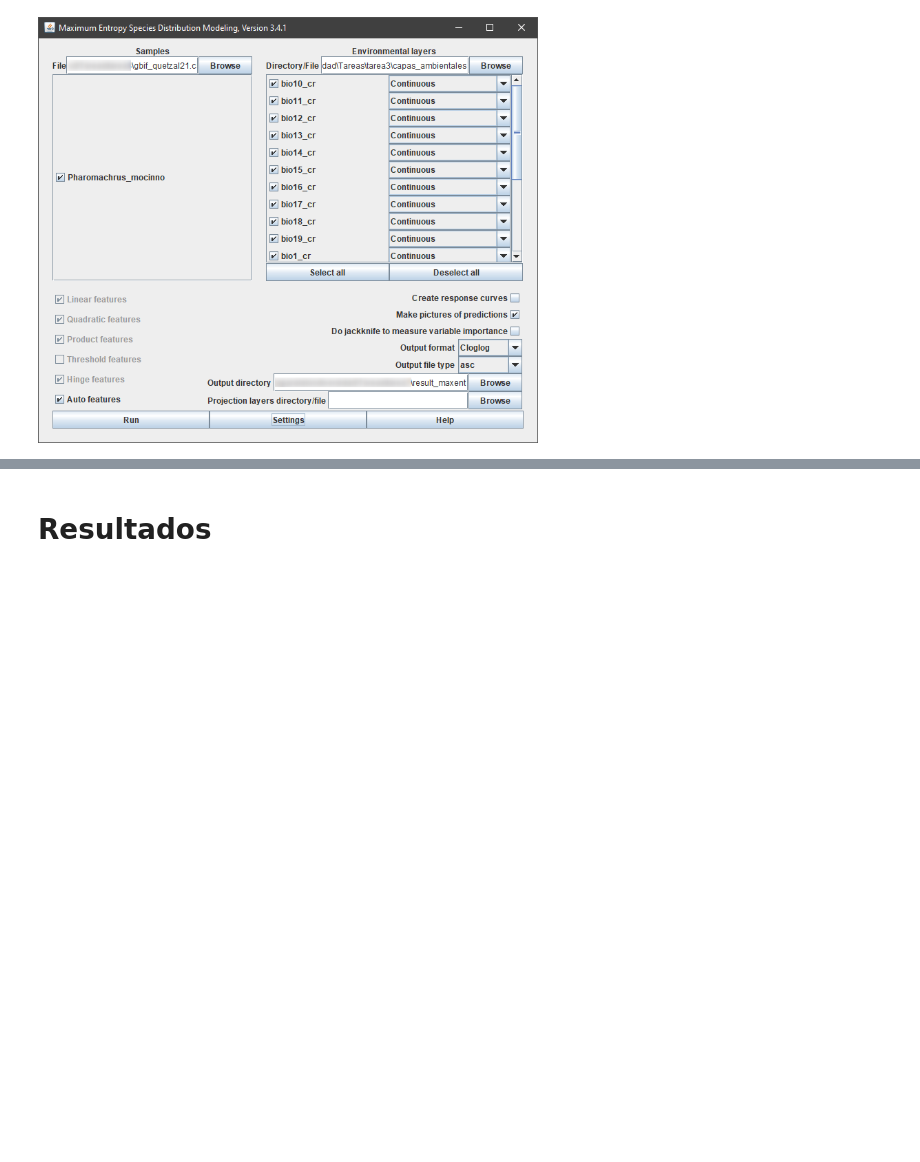
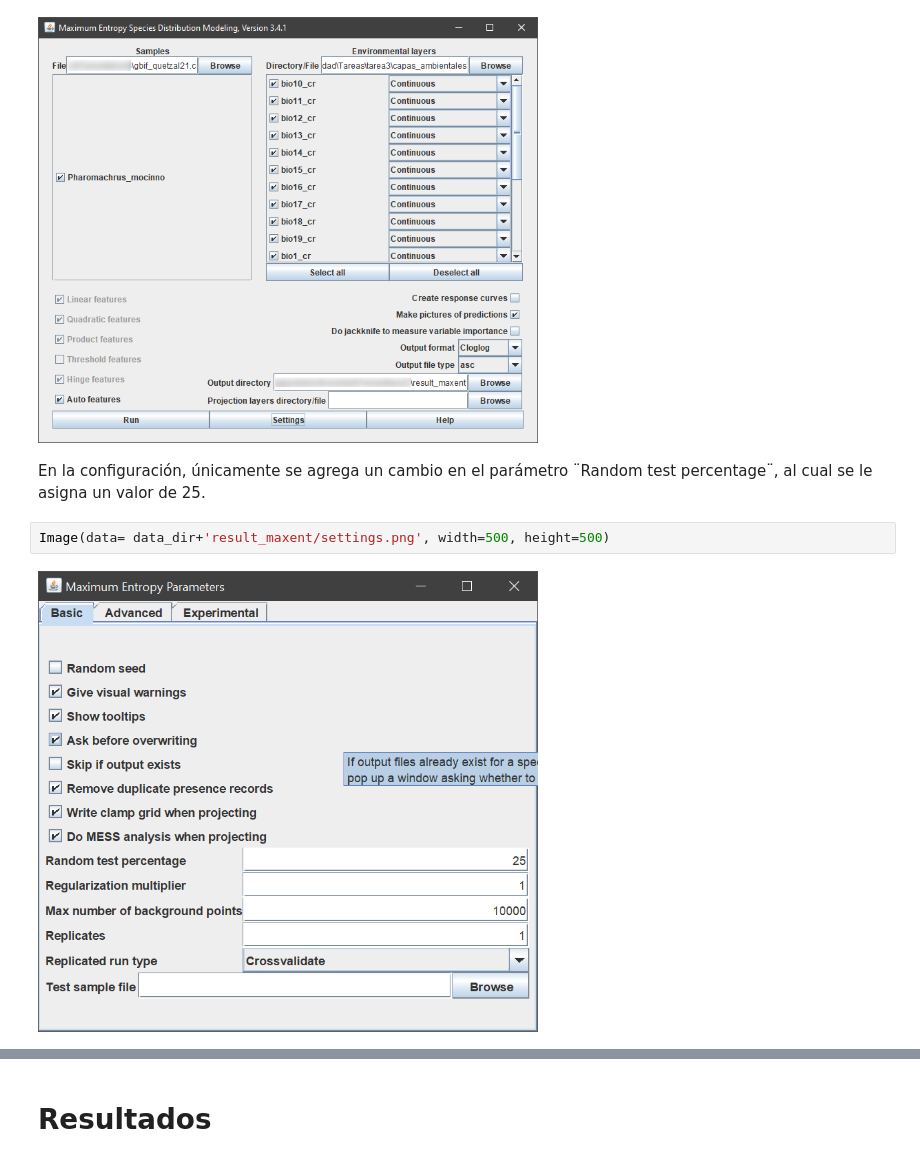
Before and after one commit to geoimaginarte/projects, a Jupyter notebook: maxent/MaxEnt.ipynb, the cells around one changed output, grey strips where cells are left out. Drawn from its saved outputs; the diff is of its cells as text; blank space fills up the shorter version.

```diff
--- a/maxent/MaxEnt.ipynb
+++ b/maxent/MaxEnt.ipynb
@@ -80,4 +85,10 @@ En la siguiente imagen se puede apreciar la configuración de sofware MAXENT con
 Image(data= data_dir+'result_maxent/menu.png', width=500, height=500)
 # %% [output]
 [figure]
+# %% [markdown]
+En la configuración, únicamente se agrega un cambio en el parámetro ¨Random test percentage¨, al cual se le asigna un valor de 25.
+# %%
+Image(data= data_dir+'result_maxent/settings.png', width=500, height=500)
+# %% [output]
+[figure, added]
 # %% [markdown]
```
Also changed, not shown: parts of 35 cells of this notebook, 1 other file.
